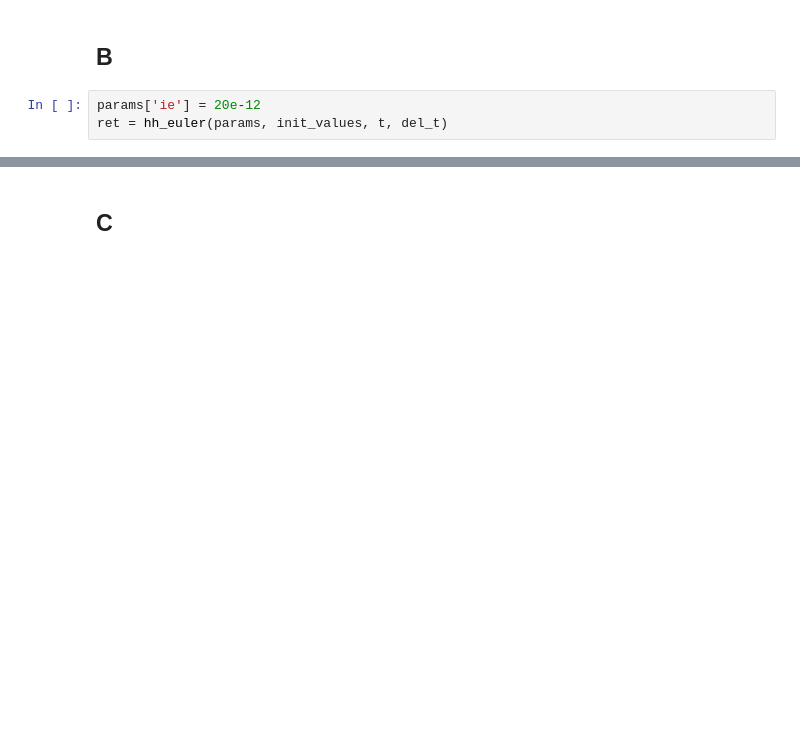
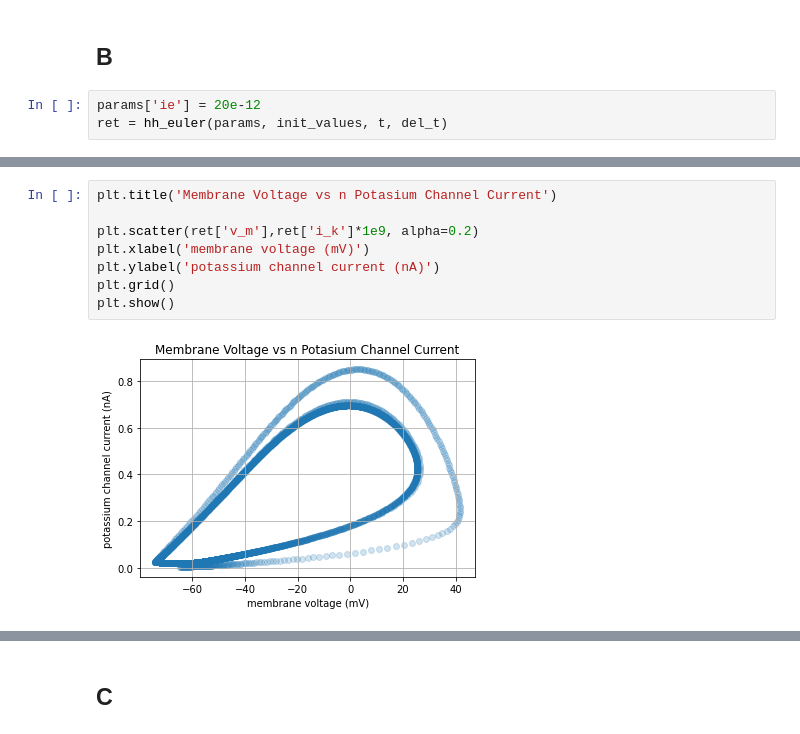
Before and after one commit to bramantyois/mns, a Jupyter notebook: exercise_07.ipynb, the cells around one changed output, grey strips where cells are left out. Cells and saved outputs as stored; diff of their text form; blank space fills up the shorter version.

```diff
--- a/exercise_07.ipynb
+++ b/exercise_07.ipynb
@@ -149,0 +194,10 @@ plt.legend()
+# %%
+plt.title('Membrane Voltage vs n Potasium Channel Current')
+
+plt.scatter(ret['v_m'],ret['i_k']*1e9, alpha=0.2)
+plt.xlabel('membrane voltage (mV)')
+plt.ylabel('potassium channel current (nA)')
+plt.grid()
+plt.show()
+# %% [output]
+[figure, added]
```
Also changed, not shown: parts of 31 cells of this notebook.
